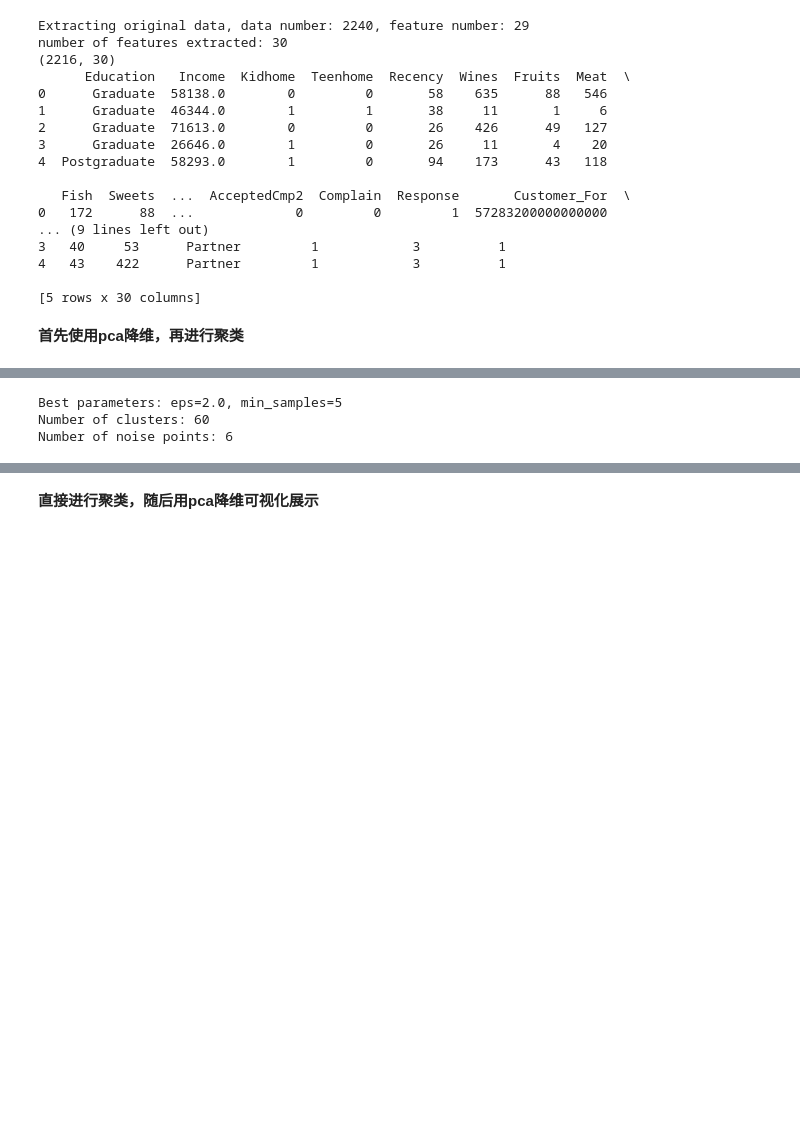
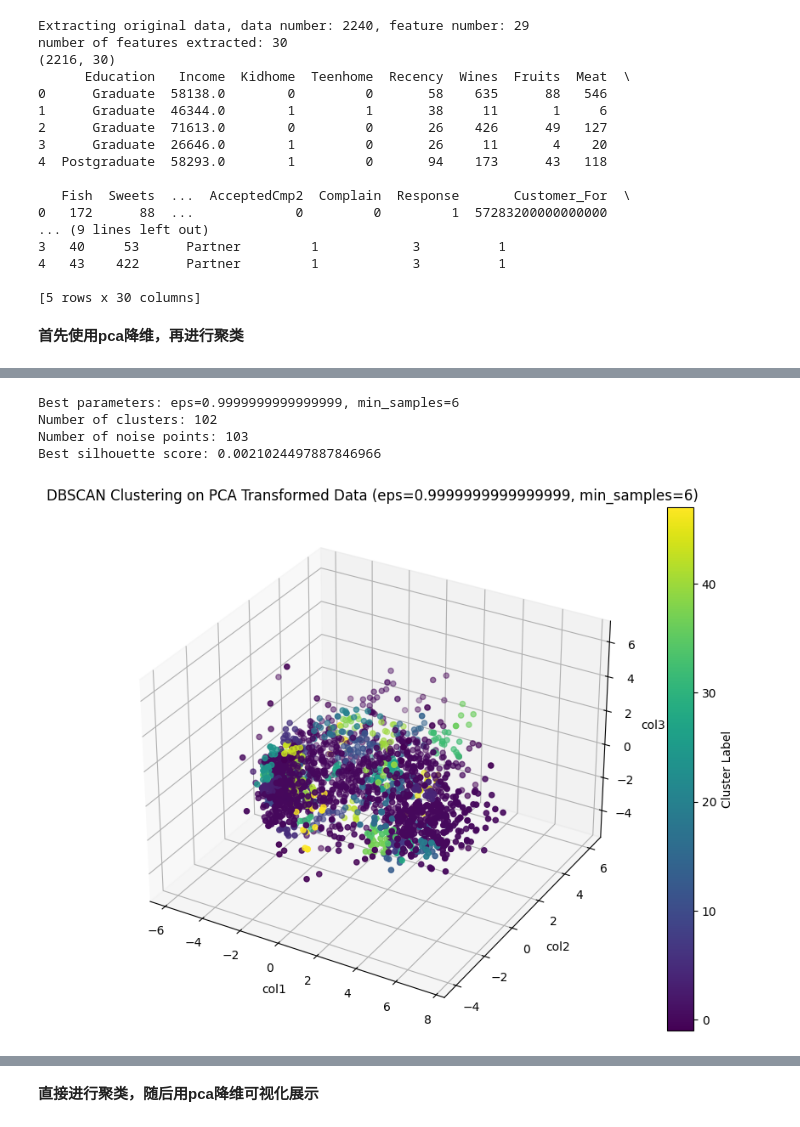
Before and after one commit to Mr-Wonderfool/Customer-Analysis, a Jupyter notebook: models/Density/density_clustering.ipynb, the cells around one changed output, grey strips where cells are left out. Cells and saved outputs as stored; diff of their text form; code cells hidden in the pictures; blank space fills up the shorter version.

```diff
--- a/models/Density/density_clustering.ipynb
+++ b/models/Density/density_clustering.ipynb
@@ -78,44 +80,77 @@ plt.show()
 # %%
 from models.Density.density_model import DBSCAN
 import pandas as pd
 import numpy as np
+from sklearn.metrics import silhouette_score
 from itertools import product
+import matplotlib.pyplot as plt
 
 # 定义参数网格
 eps_range = np.linspace(0.1, 2.0, 20)  # eps的范围
 min_samples_range = range(3, 10)  # min_samples的范围
 
 best_params = None
+best_score = -1  # 初始轮廓系数设置为最差值
 best_num_clusters = None
 best_num_noise = None
-best_score = float('inf')
 
 # 进行网格搜索
 for eps, min_samples in product(eps_range, min_samples_range):
     dbscan = DBSCAN(eps=eps, min_samples=min_samples)
     PCA_ds['cluster'] = dbscan.fit_predict(PCA_ds)
 
-    # 计算簇的数量，排除噪声点（标签为-1的点）
-    num_clusters = len(set(PCA_ds['cluster'])) - (1 if -1 in PCA_ds['cluster'] else 0)
+    # 获取聚类标签，排除噪声点（标签为-1的点）
+    labels = PCA_ds['cluster'].values
+    filtered_data = PCA_ds[labels != -1]
 
-    # 计算噪声点的数量
-    num_noise = list(PCA_ds['cluster']).count(-1)
+    # 如果聚类中有有效的簇，计算轮廓系数
+    if len(filtered_data) > 0 and len(np.unique(labels[labels != -1])) > 1:
+        silhouette = silhouette_score(filtered_data[['col1', 'col2', 'col3']], filtered_data['cluster'])
 
-    # 计算簇的数量与4的距离，并加入噪声点数量作为评估标准
-    score = abs(num_clusters - 4) + num_noise  # 使噪声点数量也成为优化目标
+        # 计算噪声点的数量
+        num_noise = list(PCA_ds['cluster']).count(-1)
 
-    # 如果当前设置更接近目标的4簇，并且噪声点更少，更新最佳参数
-    if score < best_score:
-        best_score = score
-        best_params = (eps, min_samples)
-        best_num_clusters = num_clusters
-        best_num_noise = num_noise
+        # 计算综合评分：目标是最大化轮廓系数并最小化噪声点数量
+        score = silhouette - 0.0005 * num_noise  # 使用0.1的权重来调节噪声点的影响
+
+        # 如果当前评分更高，更新最佳参数
+        if score > best_score:
+            best_score = score
+            best_params = (eps, min_samples)
+            best_num_clusters = len(set(PCA_ds['cluster'])) - (1 if -1 in PCA_ds['cluster'] else 0)
+            best_num_noise = num_noise
 
 # 输出最佳参数、聚类数量和噪声点数量
 print(f"Best parameters: eps={best_params[0]}, min_samples={best_params[1]}")
 print(f"Number of clusters: {best_num_clusters}")
 print(f"Number of noise points: {best_num_noise}")
+print(f"Best silhouette score: {best_score}")
+
+# 使用最优参数进行最终的聚类
+best_eps, best_min_samples = best_params
+dbscan = DBSCAN(eps=best_eps, min_samples=best_min_samples)
+PCA_ds['cluster'] = dbscan.fit_predict(PCA_ds)
+
+# 可视化聚类结果（三维）
+fig = plt.figure(figsize=(10, 8))
+ax = fig.add_subplot(111, projection='3d')
+
+# 使用col1, col2, col3进行三维可视化
+scatter = ax.scatter(PCA_ds['col1'], PCA_ds['col2'], PCA_ds['col3'], c=PCA_ds['cluster'], cmap='viridis', marker='o')
+
+# 标注
+ax.set_xlabel('col1')
+ax.set_ylabel('col2')
+ax.set_zlabel('col3')
+ax.set_title(f'DBSCAN Clustering on PCA Transformed Data (eps={best_eps}, min_samples={best_min_samples})')
+
+# 显示颜色条
+fig.colorbar(scatter, ax=ax, label='Cluster Label')
+
+plt.show()
 # %% [output]
-Best parameters: eps=2.0, min_samples=5
-Number of clusters: 60
-Number of noise points: 6
+Best parameters: eps=0.9999999999999999, min_samples=6
+Number of clusters: 102
+Number of noise points: 103
+Best silhouette score: 0.0021024497887846966
+[figure, added]
```
Also changed, not shown: parts of 7 cells of this notebook.
